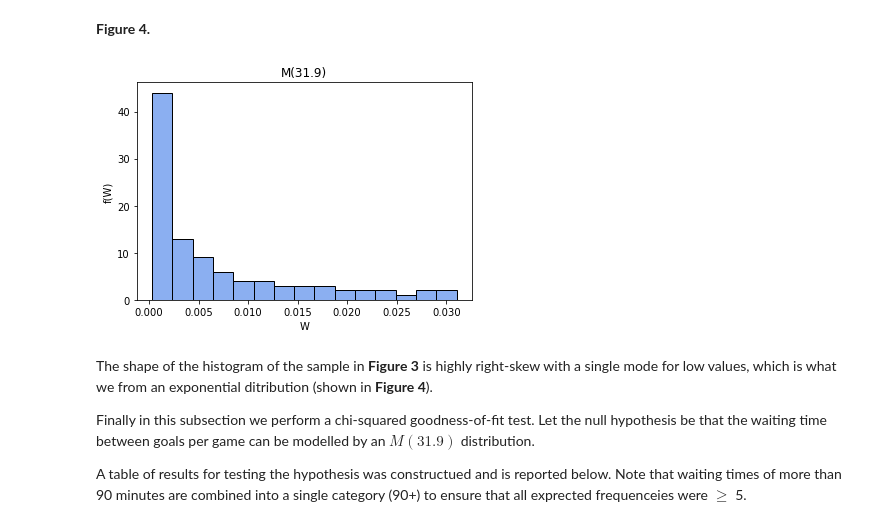
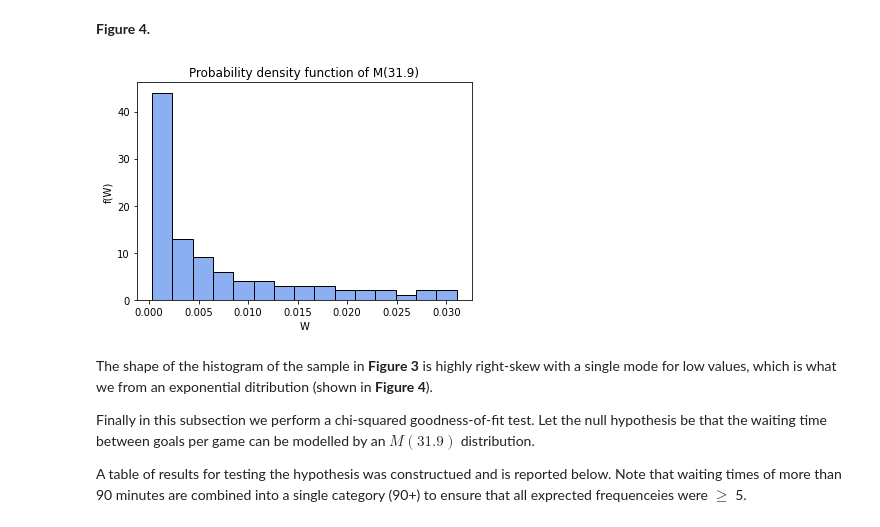
Before and after one commit to ljk233/AutomatingM248, a Jupyter notebook: projects/prem_league/notebooks/2-lk-poisson_process.ipynb, the cells around one changed output. Cells and saved outputs as stored; diff of their text form; code cells hidden in the pictures.

```diff
--- a/projects/prem_league/notebooks/2-lk-poisson_process.ipynb
+++ b/projects/prem_league/notebooks/2-lk-poisson_process.ipynb
@@ -146,9 +145,9 @@ PoissonProcess.plot_w(W["waiting_times"])
 # %% [markdown]
 **Figure 4.**
 # %%
-PoissonProcess.plot_expon(31.9)
+PoissonProcess.plot_expon()
 # %% [output]
-[figure, old version]
+[figure, new version]
 # %% [markdown]
 The shape of the histogram of the sample in **Figure 3** is highly right-skew with a single mode for low values, which is what we from an exponential ditribution (shown in **Figure 4**).
 
```
Also changed, not shown: parts of 18 cells of this notebook, 22 other files.
